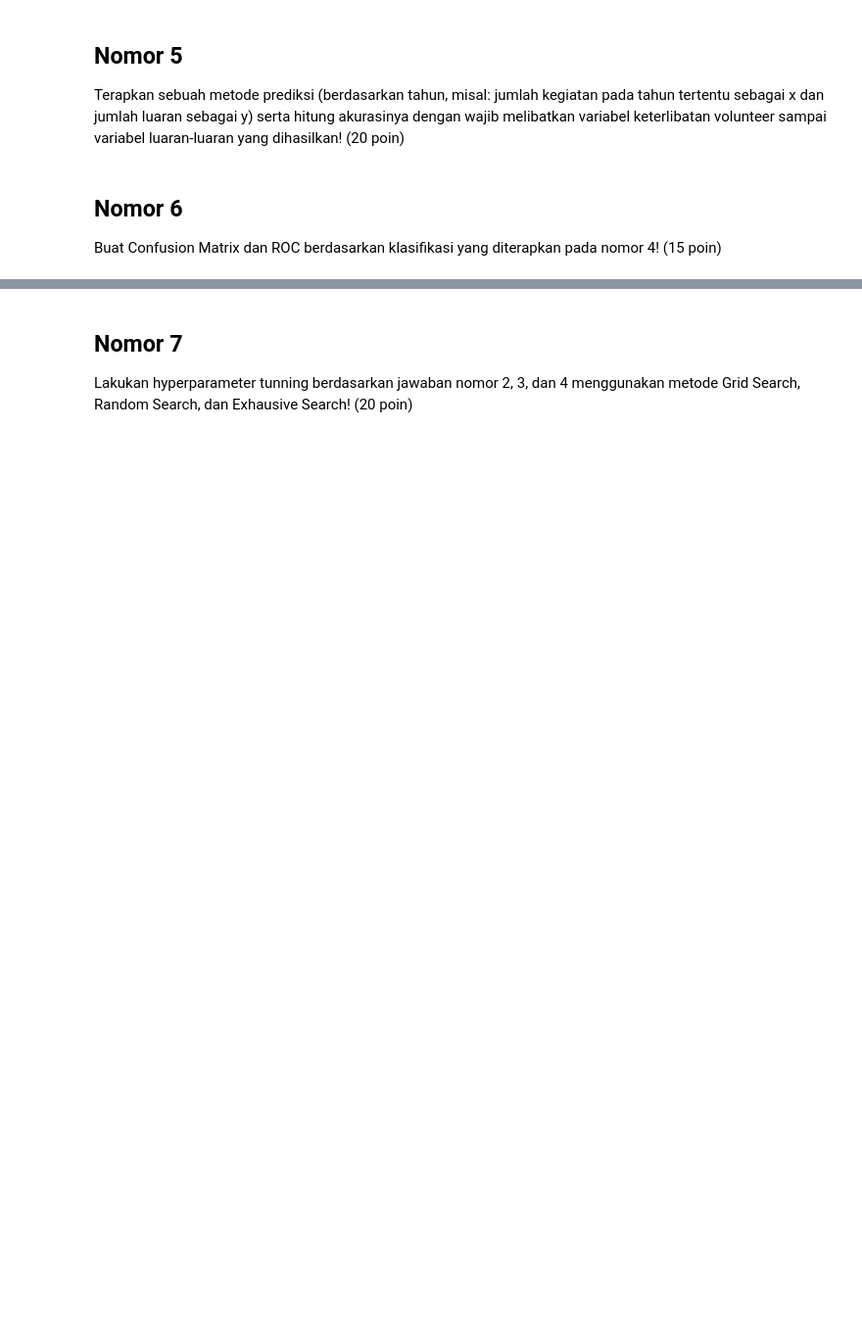
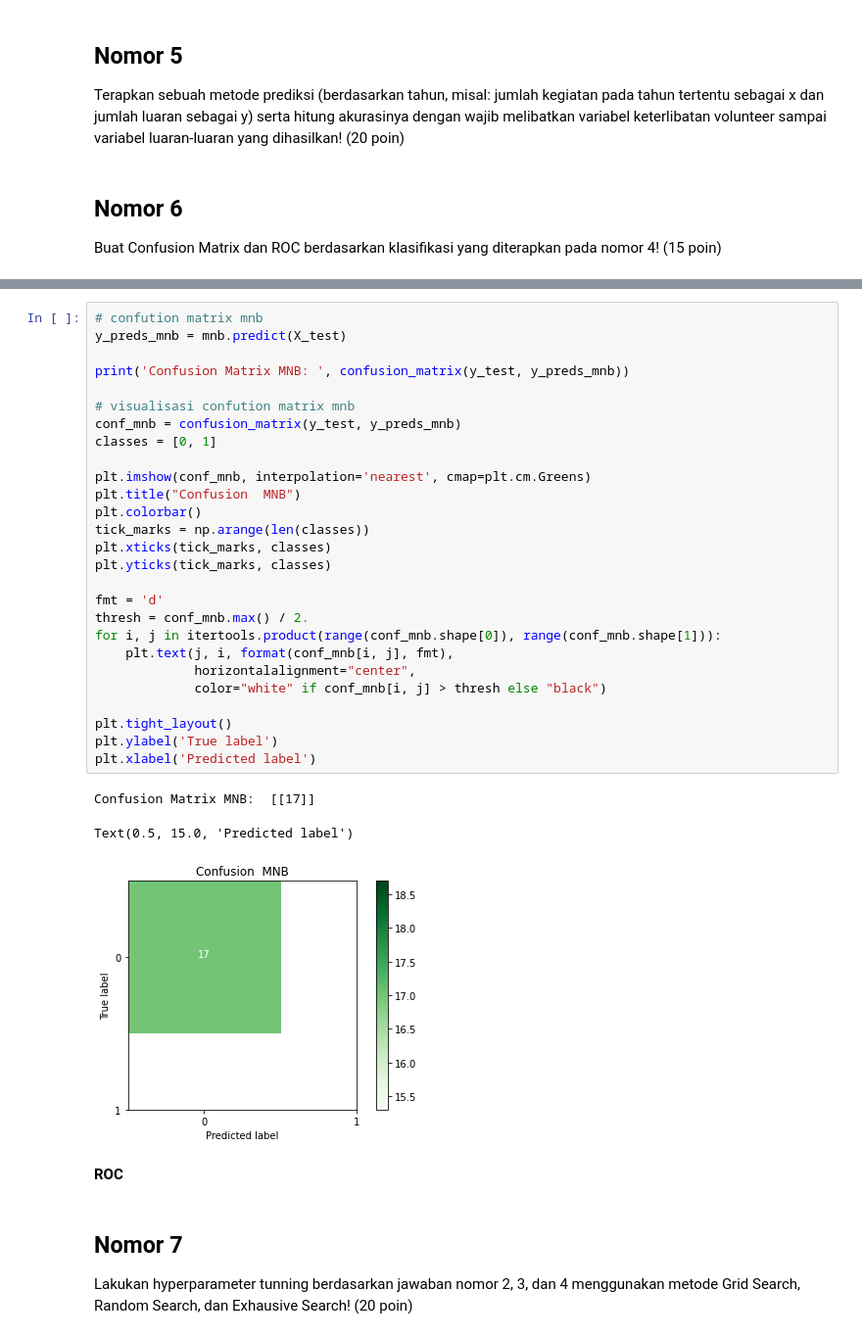
Before and after one commit to tsaniarisqi/Machine_Learning_2022, a Jupyter notebook: kuis02/Kuis02.ipynb, the cells around one changed output, grey strips where cells are left out. Shown: that part at 98% size. Drawn from its saved outputs; the diff is of its cells as text; blank space fills up the shorter version.

```diff
--- a/kuis02/Kuis02.ipynb
+++ b/kuis02/Kuis02.ipynb
@@ -293,3 +447,36 @@ Buat Confusion Matrix dan ROC berdasarkan klasifikasi yang diterapkan pada nomor
+# %%
+# confution matrix mnb
+y_preds_mnb = mnb.predict(X_test)
+
+print('Confusion Matrix MNB: ', confusion_matrix(y_test, y_preds_mnb))
+
+# visualisasi confution matrix mnb
+conf_mnb = confusion_matrix(y_test, y_preds_mnb)
+classes = [0, 1]
+
+plt.imshow(conf_mnb, interpolation='nearest', cmap=plt.cm.Greens)
+plt.title("Confusion  MNB")
+plt.colorbar()
+tick_marks = np.arange(len(classes))
+plt.xticks(tick_marks, classes)
+plt.yticks(tick_marks, classes)
+
+fmt = 'd'
+thresh = conf_mnb.max() / 2.
+for i, j in itertools.product(range(conf_mnb.shape[0]), range(conf_mnb.shape[1])):
+    plt.text(j, i, format(conf_mnb[i, j], fmt),
+             horizontalalignment="center",
+             color="white" if conf_mnb[i, j] > thresh else "black")
+
+plt.tight_layout()
+plt.ylabel('True label')
+plt.xlabel('Predicted label')
+# %% [output]
+Confusion Matrix MNB:  [[17]]
+Text(0.5, 15.0, 'Predicted label')
+[figure, added]
+# %% [markdown]
+**ROC**
 # %% [markdown]
 ## Nomor 7
 Lakukan hyperparameter tunning berdasarkan jawaban nomor 2, 3, dan 4 menggunakan metode Grid Search, Random Search, dan Exhausive Search! (20 poin)
```
Also changed, not shown: parts of 22 cells of this notebook.
